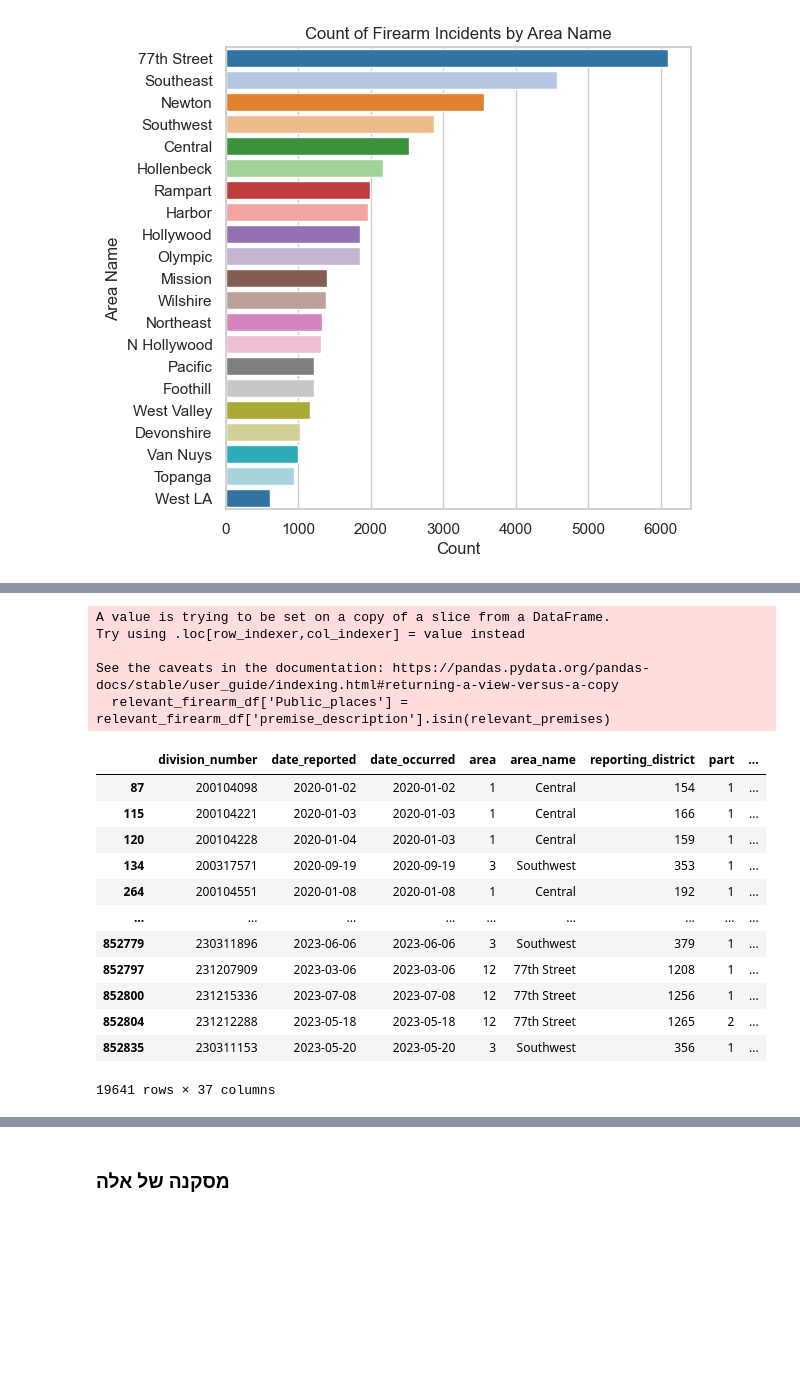
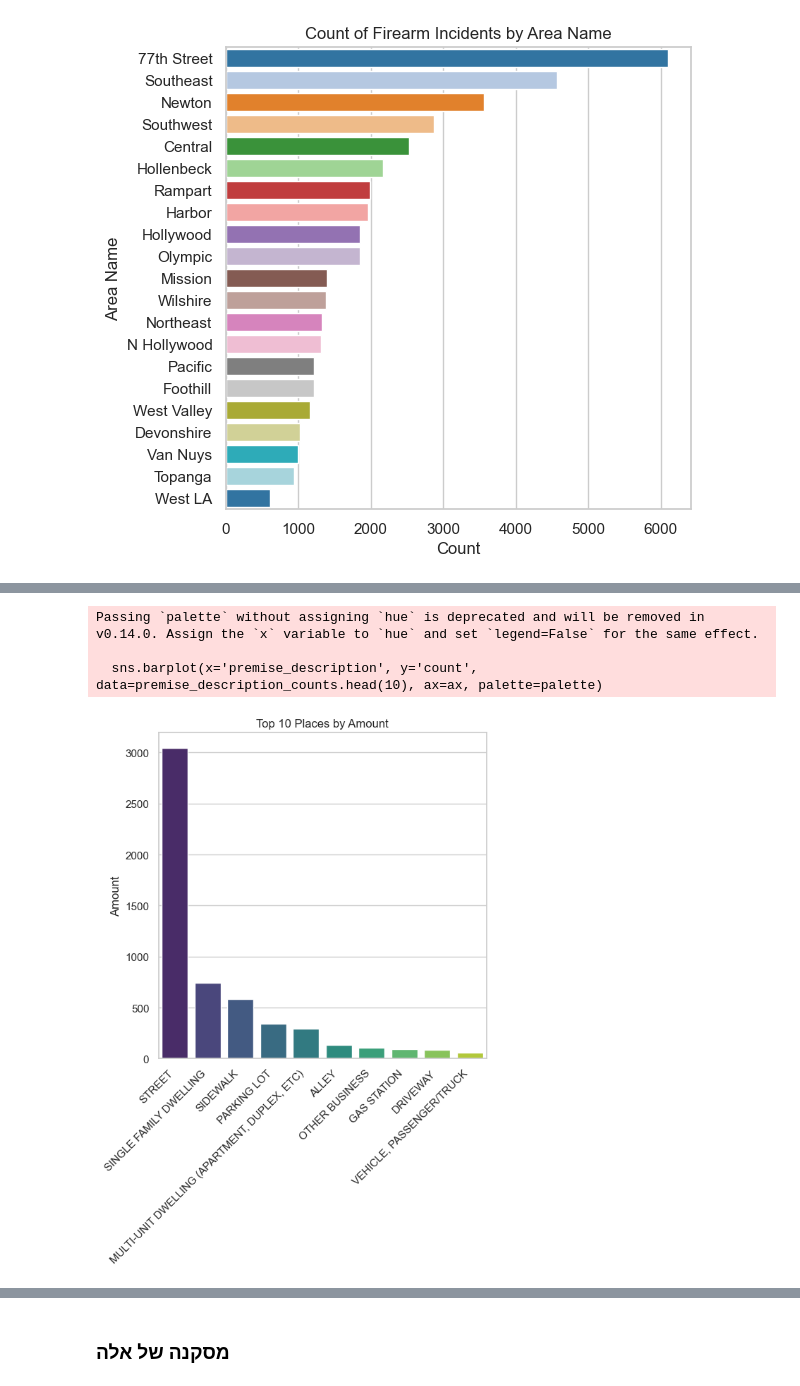
Before and after one commit to BareLevi/Data_Analysis_Final_Project, a Jupyter notebook: Ella_Tomer_bBarel_project_updated.ipynb, the cells around one changed output, grey strips where cells are left out. Saved outputs shown, nothing was run; the diff lists cells and outputs as text; code cells hidden in the pictures; blank space fills up the shorter version.

```diff
--- a/Ella_Tomer_bBarel_project_updated.ipynb
+++ b/Ella_Tomer_bBarel_project_updated.ipynb
@@ -1371,50 +1233,22 @@ premise_description_counts
-# %%
-relevant_premises = [
-    'STREET', 'SIDEWALK', 'PARKING LOT', 'ALLEY', 'GAS STATION', 'DRIVEWAY',
-    'PARK/PLAYGROUND', 'BUS STOP', 'MTA BUS', 'PARKING UNDERGROUND/BUILDING',
-    'OTHER/OUTSIDE', 'FREEWAY', 'MTA - BLUE LINE - VERNON',
-    '7TH AND METRO CENTER (NOT LINE SPECIFIC)', 'MTA - RED LINE - 7TH AND METRO CENTER',
-    'MTA - BLUE LINE - WASHINGTON', 'CHURCH/CHAPEL (CHANGED 03-03 FROM CHURCH/TEMPLE)',
-    'SWAP MEET', 'MTA - EXPO LINE - EXPO/VERMONT', 'MTA - EXPO LINE - EXPO/LA BREA',
-    'HOSPITAL', 'VACANT LOT', 'TRAIN TRACKS', 'MTA - RED LINE - PERSHING SQUARE',
-    'PATIO', 'MTA - RED LINE - UNION STATION', 'STAPLES CENTER',
-    'SPORTS VENUE', 'MTA - EXPO LINE - EXPO PARK/USC', 'LIBRARY',
-    'MTA - EXPO LINE - EXPO/CRENSHAW', 'MTA - EXPO LINE - LA CIENEGA/JEFFERSON',
-    'UNDERPASS/BRIDGE', 'MTA - EXPO LINE - JEFFERSON/USC', 'GREYHOUND OR INTERSTATE BUS',
-    'MTA - SILVER LINE - MANCHESTER', 'MTA - BLUE LINE - PICO', 'MTA - EXPO LINE - FARMDALE',
-    'MTA - EXPO LINE - LATTC/ORTHO INSTITUTE', 'MTA - EXPO LINE - EXPO/WESTERN',
-    'MTA - GREEN LINE - AVALON', 'PUBLIC RESTROOM (INDOORS/INSIDE)',
-    'BUS, SCHOOL, CHURCH', 'OTHER RR TRAIN (UNION PAC, SANTE FE ETC)',
-    'MTA - GREEN LINE - HARBOR FWY', 'MTA - BLUE LINE - SAN PEDRO',
-    'MTA - BLUE LINE - 103RD/WATTS TOWERS', 'SYNAGOGUE/TEMPLE',
-    'MTA - GOLD LINE - CHINATOWN', 'BASKETBALL COURTS', 'DAY CARE/ADULTS',
-    'BUS DEPOT/TERMINAL', 'TERMINAL', 'BUS-CHARTER/PRIVATE',
-    'MTA - BLUE LINE - GRAND/LATTC', 'TAXI', 'MTA - SILVER LINE - SLAUSON',
-    'MTA - RED LINE - WESTLAKE/MACARTHUR PARK', 'MTA - PURPLE LINE - 7TH AND METRO CENTER',
-    'MUNICIPAL BUS LINE INCLUDES LADOT/DASH', 'MTA PROPERTY OR PARKING LOT',
-    'MTA - GOLD LINE - UNION STATION', 'MTA - BLUE LINE - 7TH AND METRO CENTER',
-    'BOWLING ALLEY', 'TOW YARD', 'MTA - RED LINE - CIVIC CENTER/GRAND PARK',
-    'MTA - EXPO LINE - PICO', 'POST OFFICE'
-]
-
-
-relevant_firearm_df['Public_places'] = relevant_firearm_df['premise_description'].isin(relevant_premises)
-# %% [output]
-A value is trying to be set on a copy of a slice from a DataFrame.
-Try using .loc[row_indexer,col_indexer] = value instead
-
-See the caveats in the documentation: https://pandas.pydata.org/pandas-docs/stable/user_guide/indexing.html#returning-a-view-versus-a-copy
-  relevant_firearm_df['Public_places'] = relevant_firearm_df['premise_description'].isin(relevant_premises)
-|  | division_number | date_reported | date_occurred | area | area_name | reporting_district | part | ... |
-| 87 | 200104098 | 2020-01-02 | 2020-01-02 | 1 | Central | 154 | 1 | ... |
-| 115 | 200104221 | 2020-01-03 | 2020-01-03 | 1 | Central | 166 | 1 | ... |
-| 120 | 200104228 | 2020-01-04 | 2020-01-03 | 1 | Central | 159 | 1 | ... |
-| 134 | 200317571 | 2020-09-19 | 2020-09-19 | 3 | Southwest | 353 | 1 | ... |
-| 264 | 200104551 | 2020-01-08 | 2020-01-08 | 1 | Central | 192 | 1 | ... |
-| ... | ... | ... | ... | ... | ... | ... | ... | ... |
-| 852779 | 230311896 | 2023-06-06 | 2023-06-06 | 3 | Southwest | 379 | 1 | ... |
-| 852797 | 231207909 | 2023-03-06 | 2023-03-06 | 12 | 77th Street | 1208 | 1 | ... |
-| 852800 | 231215336 | 2023-07-08 | 2023-07-08 | 12 | 77th Street | 1256 | 1 | ... |
-| 852804 | 231212288 | 2023-05-18 | 2023-05-18 | 12 | 77th Street | 1265 | 2 | ... |
-| 852835 | 230311153 | 2023-05-20 | 2023-05-20 | 3 | Southwest | 356 | 1 | ... |
-19641 rows × 37 columns
+# %%
+fig, ax = plt.subplots(figsize=(6,6))
+
+
+palette = sns.color_palette("viridis", n_colors=10)
+sns.barplot(x='premise_description', y='count', data=premise_description_counts.head(10), ax=ax, palette=palette)
+
+
+ax.set_title('Top 10 Places by Amount')
+ax.set_xlabel('')
+ax.set_ylabel('Amount')
+
+
+plt.xticks(rotation=45,ha = "right")
+
+
+plt.show()
+# %% [output]
+Passing `palette` without assigning `hue` is deprecated and will be removed in v0.14.0. Assign the `x` variable to `hue` and set `legend=False` for the same effect.
+
+  sns.barplot(x='premise_description', y='count', data=premise_description_counts.head(10), ax=ax, palette=palette)
+[figure, added]
```
Also changed, not shown: parts of 33 cells of this notebook.
